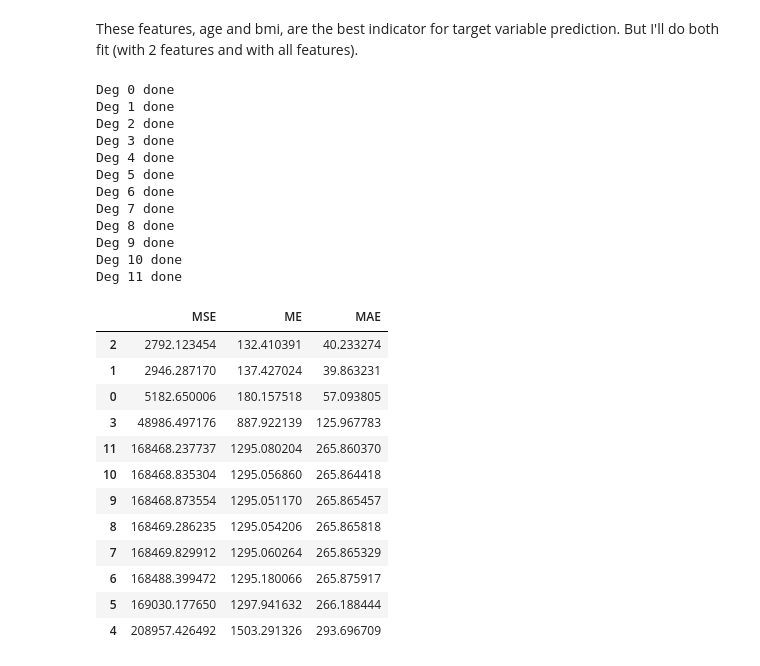
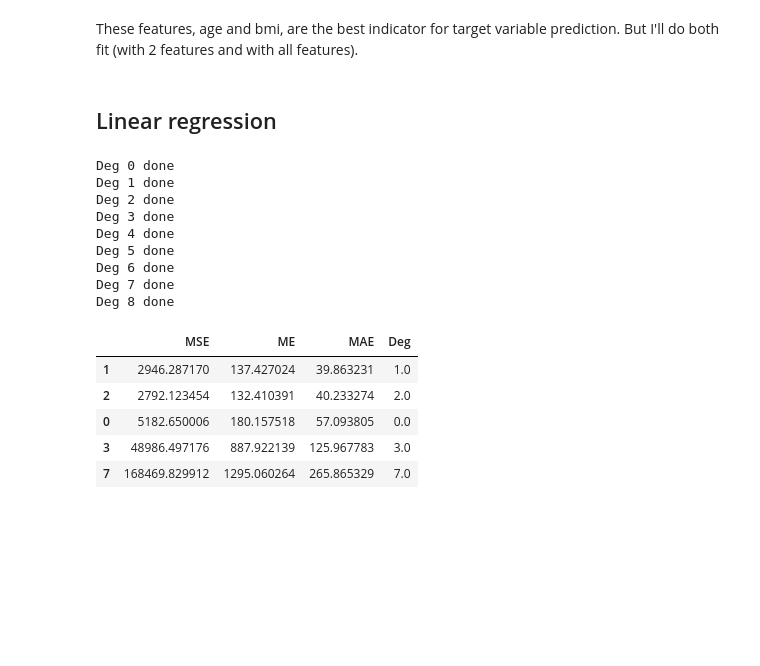
Before and after one commit to lorenzo-arcioni/master-ds, a Jupyter notebook: lezione_5/Approfondimenti/diabetes_analysis.ipynb, the cells around one changed output. Drawn from its saved outputs; the diff is of its cells as text; code cells hidden in the pictures; blank space fills up the shorter version.

Commit message:
Updating regression algorithm

```diff
--- a/lezione_5/Approfondimenti/diabetes_analysis.ipynb
+++ b/lezione_5/Approfondimenti/diabetes_analysis.ipynb
@@ -85,10 +82,16 @@ But I'll do both fit (with 2 features and with all features).
+# %% [markdown]
+## Linear regression
 # %%
 from sklearn.metrics import mean_squared_error, mean_absolute_error, max_error
+from sklearn.linear_model import LinearRegression
+from sklearn.preprocessing import PolynomialFeatures
 
 # Initialize the dictonary for error metrics
 parameter_errors = dict()
 
-for deg in range(12):
+i = 0
+
+for deg in range(9):
 
     # crea le features polinomiali
     poly = PolynomialFeatures(degree=deg)
@@ -102,9 +105,12 @@ for deg in range(12):
     X_test_poly = poly.fit_transform(X_test)
     y_pred = reg.predict(X_test_poly)
 
-    parameter_errors[deg] = {'MSE': mean_squared_error(y_test, y_pred),
-                             'ME':  max_error(y_test, y_pred),
-                             'MAE': mean_absolute_error(y_test, y_pred)}
+    parameter_errors[i] = {'MSE': mean_squared_error(y_test, y_pred),
+                           'ME':  max_error(y_test, y_pred),
+                           'MAE': mean_absolute_error(y_test, y_pred),
+                           'Deg': deg}
+    i += 1
+
     print("Deg", deg, 'done')
 # %% [output]
 Deg 0 done
@@ -116,23 +122,14 @@ Deg 5 done
 Deg 6 done
 Deg 7 done
 Deg 8 done
-Deg 9 done
-Deg 10 done
-Deg 11 done
 # %%
 errors_deg = pd.DataFrame(parameter_errors).T
-errors_deg.sort_values(['MSE', 'ME', 'MAE'])
+errors_deg.sort_values(['MAE', 'ME', 'MSE'], inplace=True)
+errors_deg.head()
 # %% [output]
-|  | MSE | ME | MAE |
-| 2 | 2792.123454 | 132.410391 | 40.233274 |
-| 1 | 2946.287170 | 137.427024 | 39.863231 |
-| 0 | 5182.650006 | 180.157518 | 57.093805 |
-| 3 | 48986.497176 | 887.922139 | 125.967783 |
-| 11 | 168468.237737 | 1295.080204 | 265.860370 |
-| 10 | 168468.835304 | 1295.056860 | 265.864418 |
-| 9 | 168468.873554 | 1295.051170 | 265.865457 |
-| 8 | 168469.286235 | 1295.054206 | 265.865818 |
-| 7 | 168469.829912 | 1295.060264 | 265.865329 |
-| 6 | 168488.399472 | 1295.180066 | 265.875917 |
-| 5 | 169030.177650 | 1297.941632 | 266.188444 |
-| 4 | 208957.426492 | 1503.291326 | 293.696709 |
+|  | MSE | ME | MAE | Deg |
+| 1 | 2946.287170 | 137.427024 | 39.863231 | 1.0 |
+| 2 | 2792.123454 | 132.410391 | 40.233274 | 2.0 |
+| 0 | 5182.650006 | 180.157518 | 57.093805 | 0.0 |
+| 3 | 48986.497176 | 887.922139 | 125.967783 | 3.0 |
+| 7 | 168469.829912 | 1295.060264 | 265.865329 | 7.0 |
```
Also changed, not shown: parts of 11 cells of this notebook.
